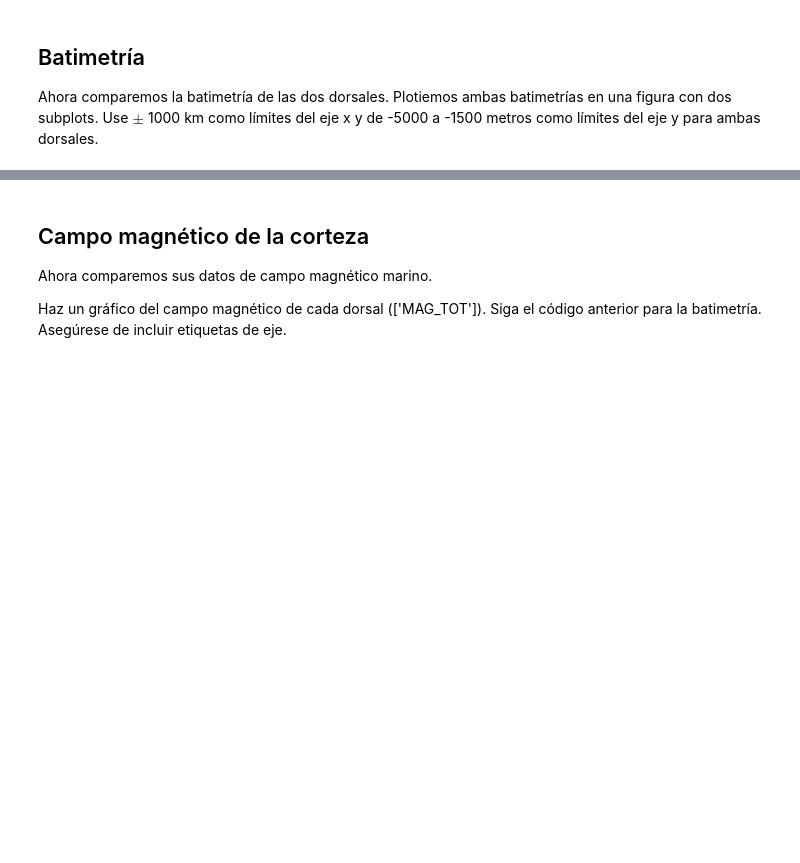
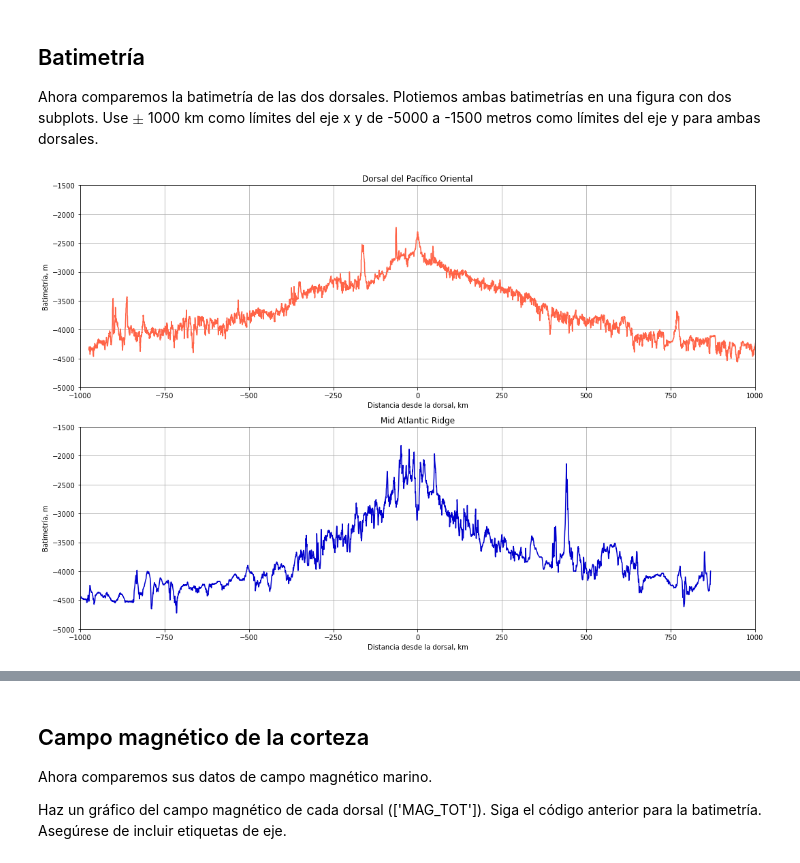
Before and after one commit to Pablolog42/2021-CD2201, a Jupyter notebook: Semana4/Actividad_Semana_04/Actividad_Clase_04.ipynb, the cells around one changed output, grey strips where cells are left out. Drawn from its saved outputs; the diff is of its cells as text; code cells hidden in the pictures; blank space fills up the shorter version.

```diff
--- a/Semana4/Actividad_Semana_04/Actividad_Clase_04.ipynb
+++ b/Semana4/Actividad_Semana_04/Actividad_Clase_04.ipynb
@@ -179,24 +180,26 @@ Ahora comparemos la batimetría de las dos dorsales. Plotiemos ambas batimetría
 # %%
 plt.figure(1,(15,10))
 ax1 = plt.subplot(2,1,1)
 ax1.plot(projected_pacific_data['DIST'],-projected_pacific_data['DEPTH'],color='tomato') # plot the pacific bathymetry
 ax1.set_xlim(-1000, 1000) # set the x axis range
 ax1.set_ylim(-5000, -1500) # set the y  axis range
 ax1.set_xlabel('Distancia desde la dorsal, km') # labels!
 ax1.set_ylabel('Batimetría, m')
 ax1.set_title('Dorsal del Pacífico Oriental')
 ax1.grid()
 
 ax2 = plt.subplot(2,1,2)
 ax2.plot(projected_atlantic_data['DIST'],-projected_atlantic_data['DEPTH'],color='mediumblue'); # plot the atlantic bathymetry
 ax2.set_xlim(-1000, 1000)
 ax2.set_ylim(-5000, -1500)
-ax1.set_xlabel('Distancia desde la dorsal, km') # labels!
-ax1.set_ylabel('Batimetría, m')
+ax2.set_xlabel('Distancia desde la dorsal, km') # labels!
+ax2.set_ylabel('Batimetría, m')
 ax2.set_title('Mid Atlantic Ridge')
 ax2.grid()
 
 plt.tight_layout()
+# %% [output]
+[figure, added]
 # %% [markdown]
 ![](spreading_ridges.png)
 
```
Also changed, not shown: parts of 17 cells of this notebook, 1 other file.
